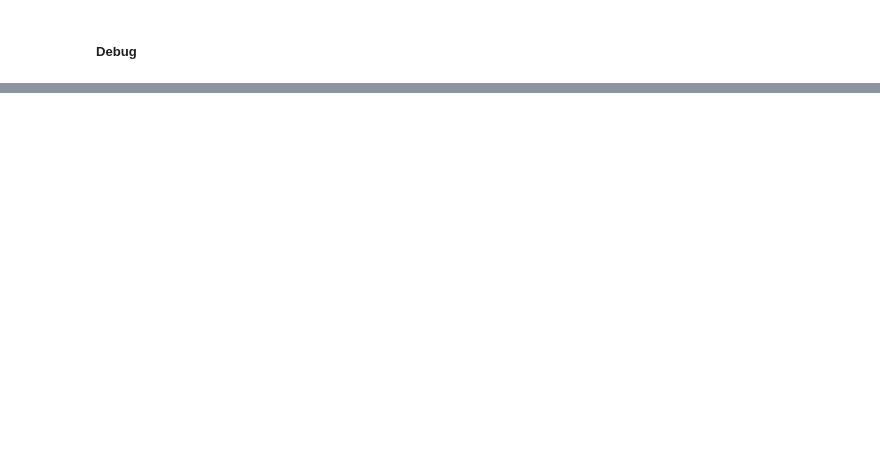
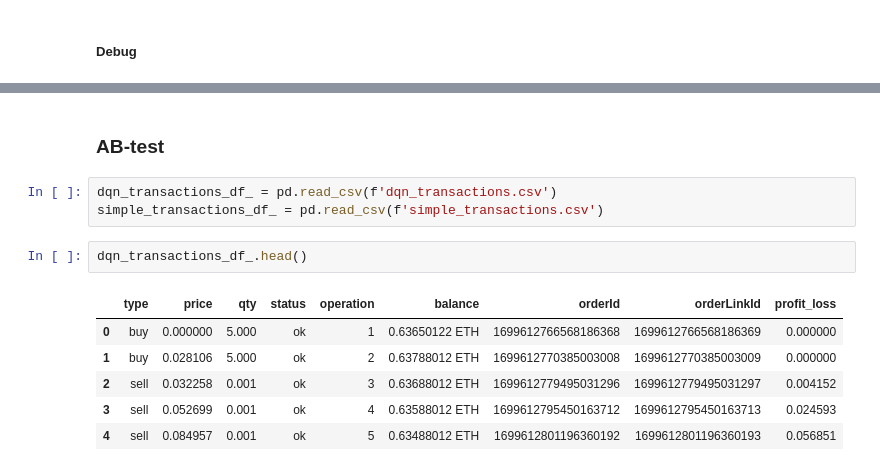
Before and after one commit to Zeerax-nya/Trading_bot, a Jupyter notebook: TradingBot.ipynb, the cells around one changed output, grey strips where cells are left out. Saved outputs shown, nothing was run; the diff lists cells and outputs as text; blank space fills up the shorter version.

Commit message:
test_v1

```diff
--- a/TradingBot.ipynb
+++ b/TradingBot.ipynb
@@ -1768,0 +1834,14 @@ Predicted: 0.4617585241794586, Current: [0.75337043]
+# %% [markdown]
+### AB-test
+# %%
+dqn_transactions_df_ = pd.read_csv(f'dqn_transactions.csv')
+simple_transactions_df_ = pd.read_csv(f'simple_transactions.csv')
+# %%
+dqn_transactions_df_.head()
+# %% [output]
+|  | type | price | qty | status | operation | balance | orderId | orderLinkId | profit_loss |
+| 0 | buy | 0.000000 | 5.000 | ok | 1 | 0.63650122 ETH | 1699612766568186368 | 1699612766568186369 | 0.000000 |
+| 1 | buy | 0.028106 | 5.000 | ok | 2 | 0.63788012 ETH | 1699612770385003008 | 1699612770385003009 | 0.000000 |
+| 2 | sell | 0.032258 | 0.001 | ok | 3 | 0.63688012 ETH | 1699612779495031296 | 1699612779495031297 | 0.004152 |
+| 3 | sell | 0.052699 | 0.001 | ok | 4 | 0.63588012 ETH | 1699612795450163712 | 1699612795450163713 | 0.024593 |
+| 4 | sell | 0.084957 | 0.001 | ok | 5 | 0.63488012 ETH | 1699612801196360192 | 1699612801196360193 | 0.056851 |
```
Also changed, not shown: parts of 85 cells of this notebook, 1 other file.
